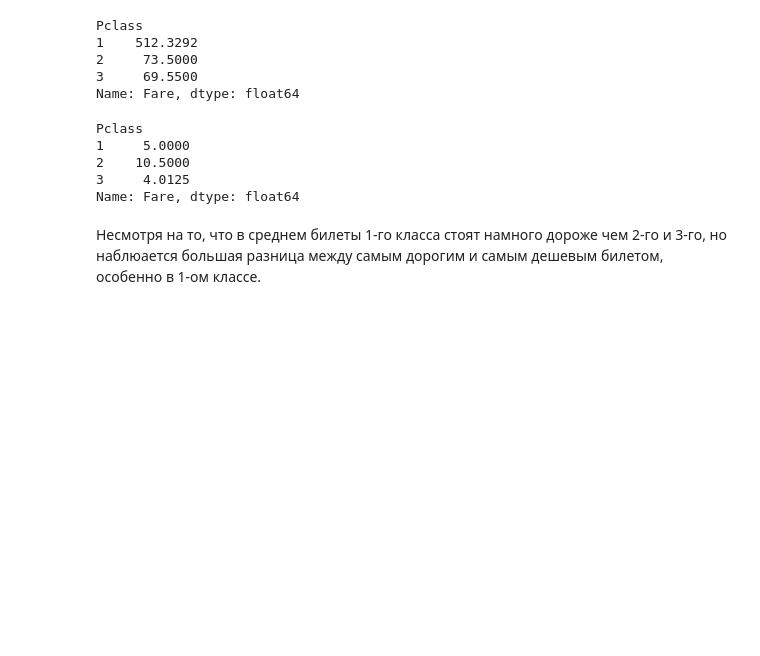
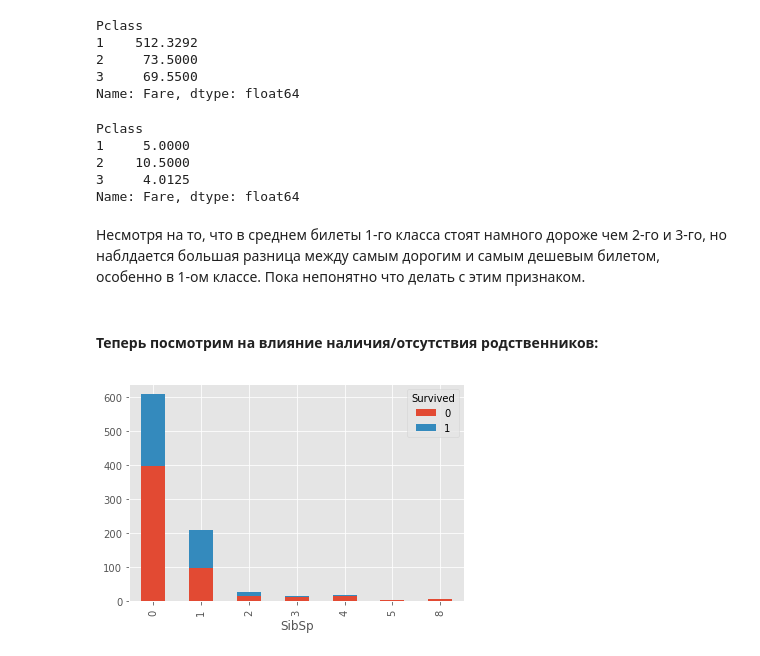
Before and after one commit to AndrewLrrr/otus-big-data, a Jupyter notebook: hw5/Titanic.ipynb, the cells around one changed output. Cells and saved outputs as stored; diff of their text form; code cells hidden in the pictures; blank space fills up the shorter version.

```diff
--- a/hw5/Titanic.ipynb
+++ b/hw5/Titanic.ipynb
@@ -137,4 +171,10 @@ Pclass
 3     4.0125
 Name: Fare, dtype: float64
 # %% [markdown]
-Несмотря на то, что в среднем билеты 1-го класса стоят намного дороже чем 2-го и 3-го, но наблюается большая разница между самым дорогим и самым дешевым билетом, особенно в 1-ом классе.
+Несмотря на то, что в среднем билеты 1-го класса стоят намного дороже чем 2-го и 3-го, но наблдается большая разница между самым дорогим и самым дешевым билетом, особенно в 1-ом классе. Пока непонятно что делать с этим признаком.
+# %% [markdown]
+#### Теперь посмотрим на влияние наличия/отсутствия родственников:
+# %%
+df.groupby(['SibSp', 'Survived']).size().unstack().plot(kind='bar', stacked=True);
+# %% [output]
+[figure, added]
```
Also changed, not shown: parts of 73 cells of this notebook, 2 other files.
